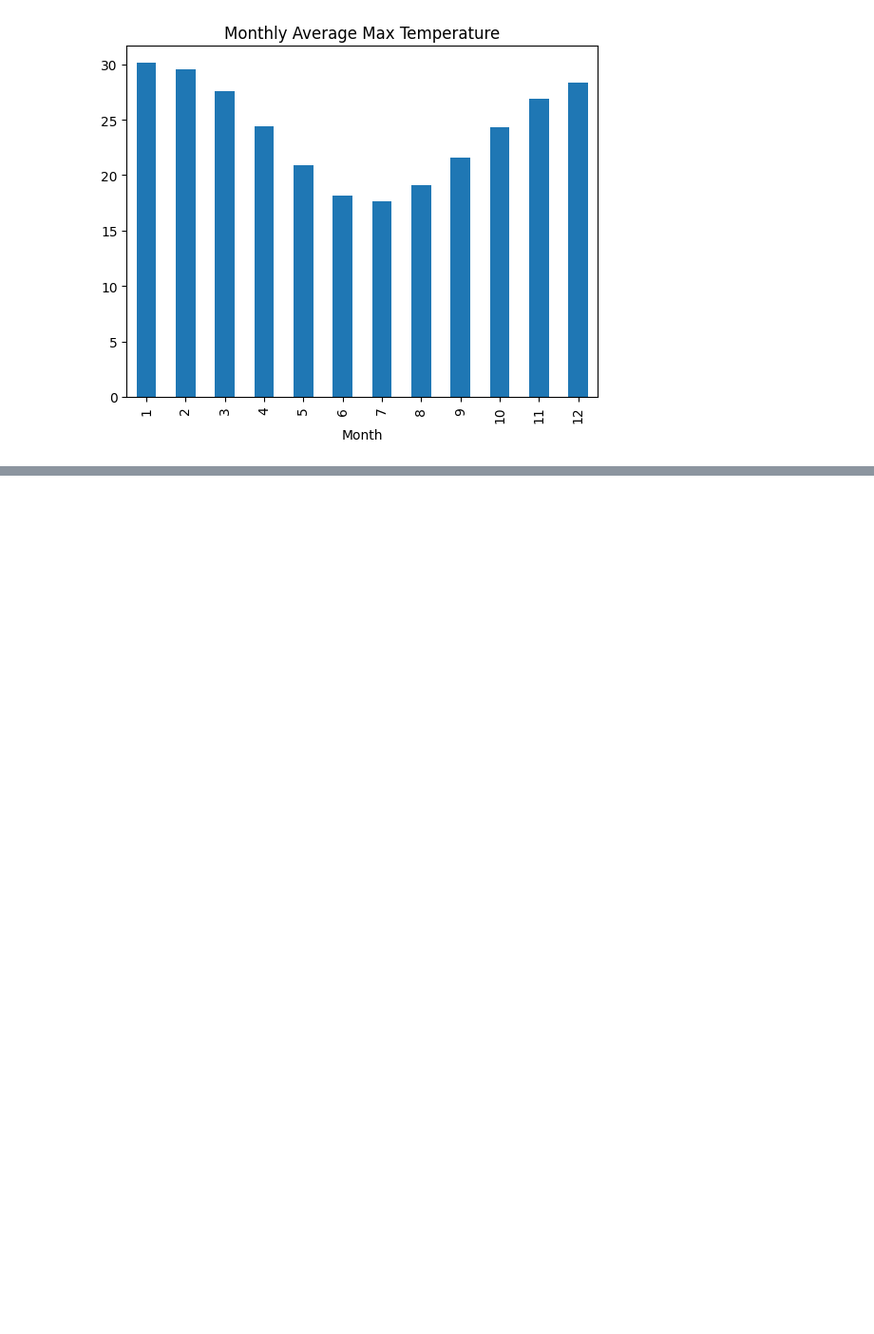
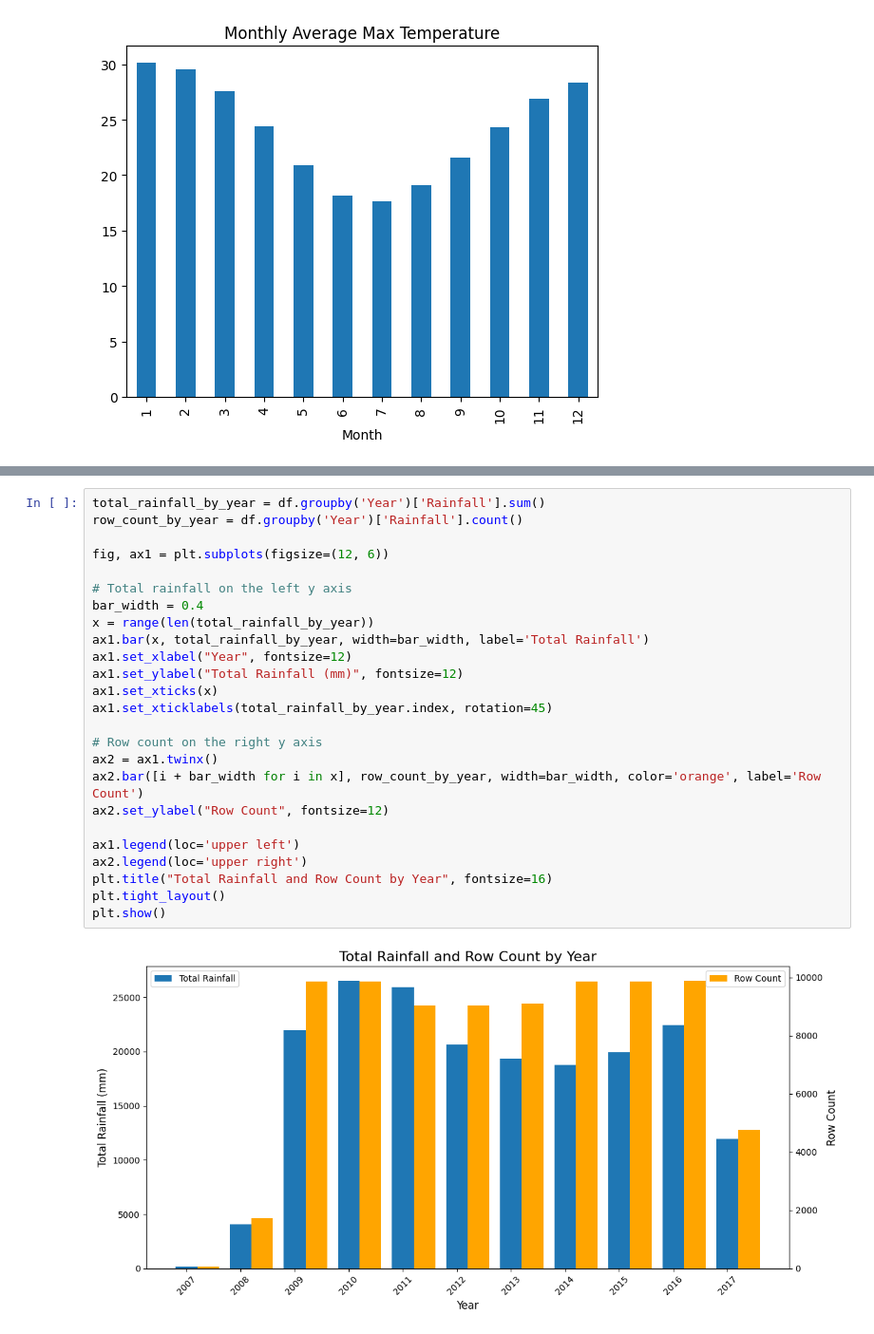
Before and after one commit to dzungpnguyen/rain-in-australia, a Jupyter notebook: data_exploration_analysis.ipynb, the cells around one changed output, grey strips where cells are left out. Shown at 95% size. Drawn from its saved outputs; the diff is of its cells as text; blank space fills up the shorter version.

Commit message:
rainfall

```diff
--- a/data_exploration_analysis.ipynb
+++ b/data_exploration_analysis.ipynb
@@ -552,0 +567,27 @@ plt.show()
+# %%
+total_rainfall_by_year = df.groupby('Year')['Rainfall'].sum()
+row_count_by_year = df.groupby('Year')['Rainfall'].count()
+
+fig, ax1 = plt.subplots(figsize=(12, 6))
+
+# Total rainfall on the left y axis
+bar_width = 0.4
+x = range(len(total_rainfall_by_year))
+ax1.bar(x, total_rainfall_by_year, width=bar_width, label='Total Rainfall')
+ax1.set_xlabel("Year", fontsize=12)
+ax1.set_ylabel("Total Rainfall (mm)", fontsize=12)
+ax1.set_xticks(x)
+ax1.set_xticklabels(total_rainfall_by_year.index, rotation=45)
+
+# Row count on the right y axis
+ax2 = ax1.twinx()
+ax2.bar([i + bar_width for i in x], row_count_by_year, width=bar_width, color='orange', label='Row Count')
+ax2.set_ylabel("Row Count", fontsize=12)
+
+ax1.legend(loc='upper left')
+ax2.legend(loc='upper right')
+plt.title("Total Rainfall and Row Count by Year", fontsize=16)
+plt.tight_layout()
+plt.show()
+# %% [output]
+[figure, added]
```
Also changed, not shown: parts of 6 cells of this notebook.
